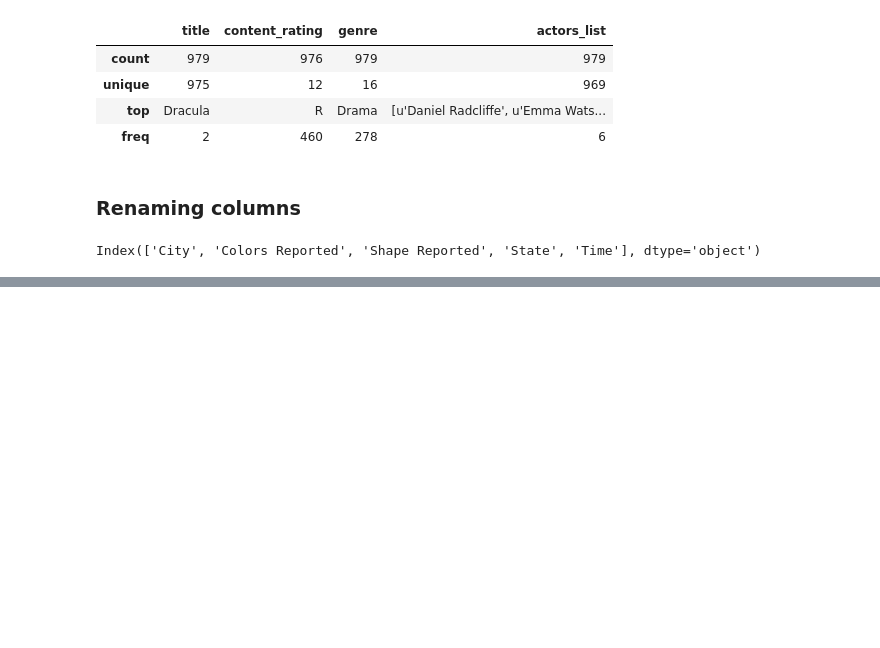
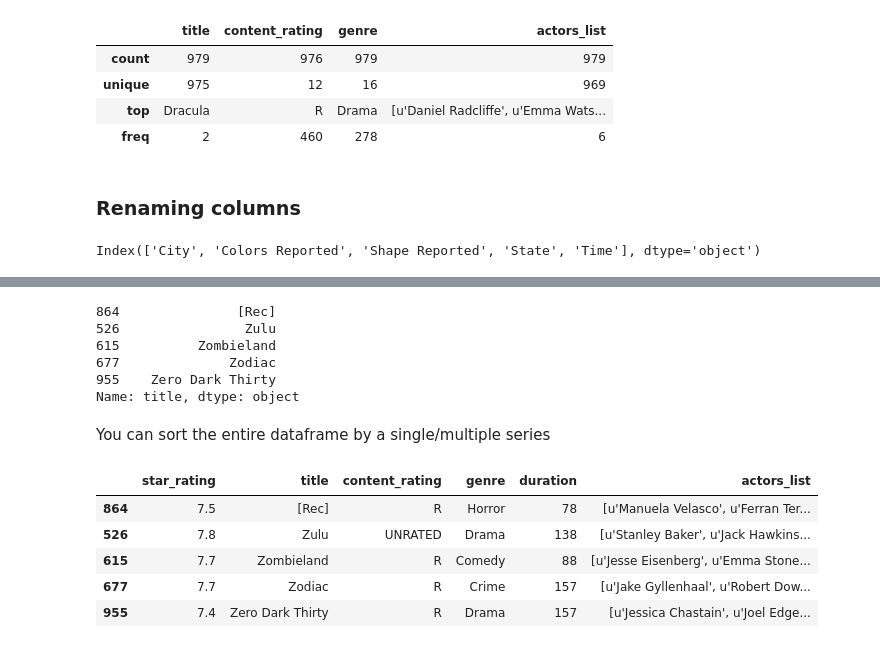
Before and after one commit to Salekeen/ML-Notebooks, a Jupyter notebook: Pandas/Pandas_30_QnA.ipynb, the cells around one changed output, grey strips where cells are left out. Drawn from its saved outputs; the diff is of its cells as text; code cells hidden in the pictures; blank space fills up the shorter version.

```diff
--- a/Pandas/Pandas_30_QnA.ipynb
+++ b/Pandas/Pandas_30_QnA.ipynb
@@ -164,0 +295,23 @@ Index(['City', 'Colors Reported', 'Shape Reported', 'State', 'Time'], dtype='obj
+# %%
+movies['title'].sort_values(ascending=False).head()
+# %% [output]
+864               [Rec]
+526                Zulu
+615          Zombieland
+677              Zodiac
+955    Zero Dark Thirty
+Name: title, dtype: object
+# %% [markdown]
+You can sort the entire dataframe by a single/multiple series
+# %%
+movies.sort_values(by='title', ascending=False).head()
+# two things to notice
+# indexing has been changed
+# this is not Inplace by default
+# %% [output]
+|  | star_rating | title | content_rating | genre | duration | actors_list |
+| 864 | 7.5 | [Rec] | R | Horror | 78 | [u'Manuela Velasco', u'Ferran Ter... |
+| 526 | 7.8 | Zulu | UNRATED | Drama | 138 | [u'Stanley Baker', u'Jack Hawkins... |
+| 615 | 7.7 | Zombieland | R | Comedy | 88 | [u'Jesse Eisenberg', u'Emma Stone... |
+| 677 | 7.7 | Zodiac | R | Crime | 157 | [u'Jake Gyllenhaal', u'Robert Dow... |
+| 955 | 7.4 | Zero Dark Thirty | R | Drama | 157 | [u'Jessica Chastain', u'Joel Edge... |
```
Also changed, not shown: parts of 24 cells of this notebook.
